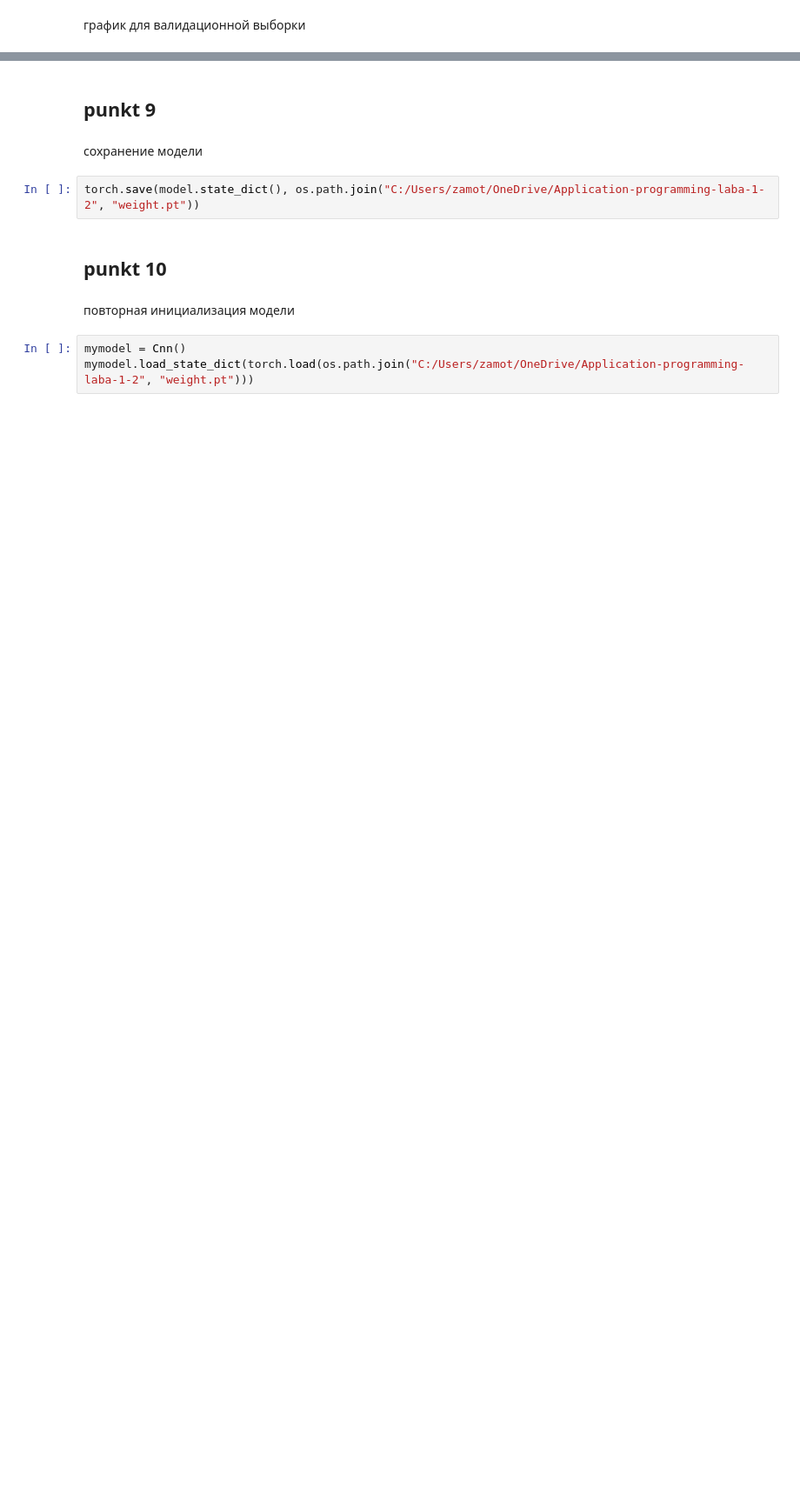
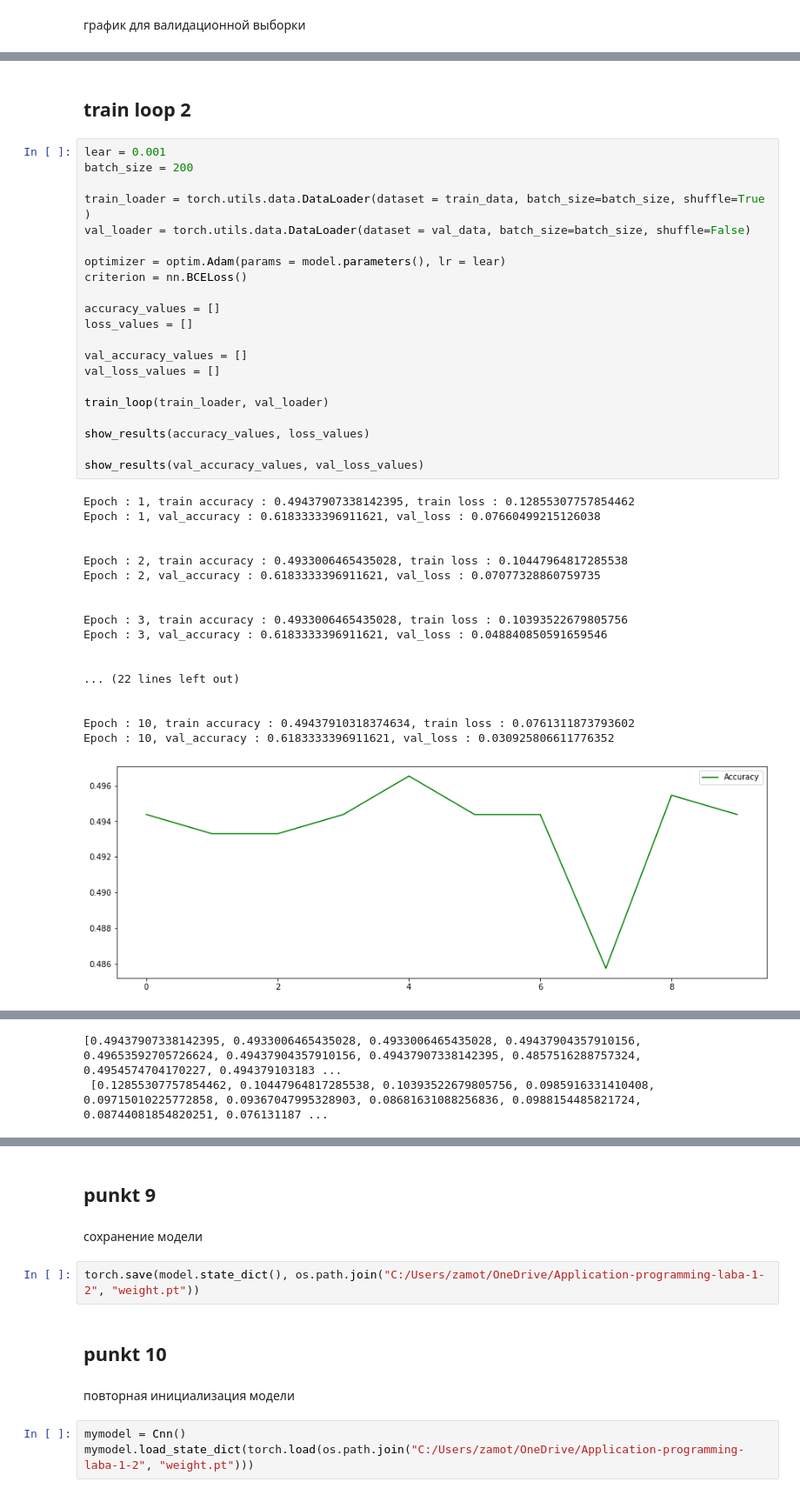
Before and after one commit to ZamotohinaMaria/Application-programming-laba-1, a Jupyter notebook: _5_laba_notebook.ipynb, the cells around one changed output, grey strips where cells are left out. Shown at 87% size. Cells and saved outputs as stored; diff of their text form; blank space fills up the shorter version.

```diff
--- a/_5_laba_notebook.ipynb
+++ b/_5_laba_notebook.ipynb
@@ -427,0 +475,42 @@ show_results(val_accuracy_values, val_loss_values)
+# %% [markdown]
+## train loop 2
+# %%
+lear = 0.001
+batch_size = 200
+
+train_loader = torch.utils.data.DataLoader(dataset = train_data, batch_size=batch_size, shuffle=True )
+val_loader = torch.utils.data.DataLoader(dataset = val_data, batch_size=batch_size, shuffle=False)
+
+optimizer = optim.Adam(params = model.parameters(), lr = lear)
+criterion = nn.BCELoss()
+
+accuracy_values = []
+loss_values = []
+
+val_accuracy_values = []
+val_loss_values = []
+
+train_loop(train_loader, val_loader)
+
+show_results(accuracy_values, loss_values)
+
+show_results(val_accuracy_values, val_loss_values)
+# %% [output]
+Epoch : 1, train accuracy : 0.49437907338142395, train loss : 0.12855307757854462
+Epoch : 1, val_accuracy : 0.6183333396911621, val_loss : 0.07660499215126038
+
+
+Epoch : 2, train accuracy : 0.4933006465435028, train loss : 0.10447964817285538
+Epoch : 2, val_accuracy : 0.6183333396911621, val_loss : 0.07077328860759735
+
+
+Epoch : 3, train accuracy : 0.4933006465435028, train loss : 0.10393522679805756
+Epoch : 3, val_accuracy : 0.6183333396911621, val_loss : 0.048840850591659546
+
+
+... (22 lines left out)
+
+
+Epoch : 10, train accuracy : 0.49437910318374634, train loss : 0.0761311873793602
+Epoch : 10, val_accuracy : 0.6183333396911621, val_loss : 0.030925806611776352
+[figure, added]
@@ -427,0 +518,2 @@ show_results(val_accuracy_values, val_loss_values)
+[0.49437907338142395, 0.4933006465435028, 0.4933006465435028, 0.49437904357910156, 0.49653592705726624, 0.49437904357910156, 0.49437907338142395, 0.4857516288757324, 0.4954574704170227, 0.494379103183 ...
+ [0.12855307757854462, 0.10447964817285538, 0.10393522679805756, 0.0985916331410408, 0.09715010225772858, 0.09367047995328903, 0.08681631088256836, 0.0988154485821724, 0.08744081854820251, 0.076131187 ...
```
Also changed, not shown: parts of 23 cells of this notebook, 1 other file.
